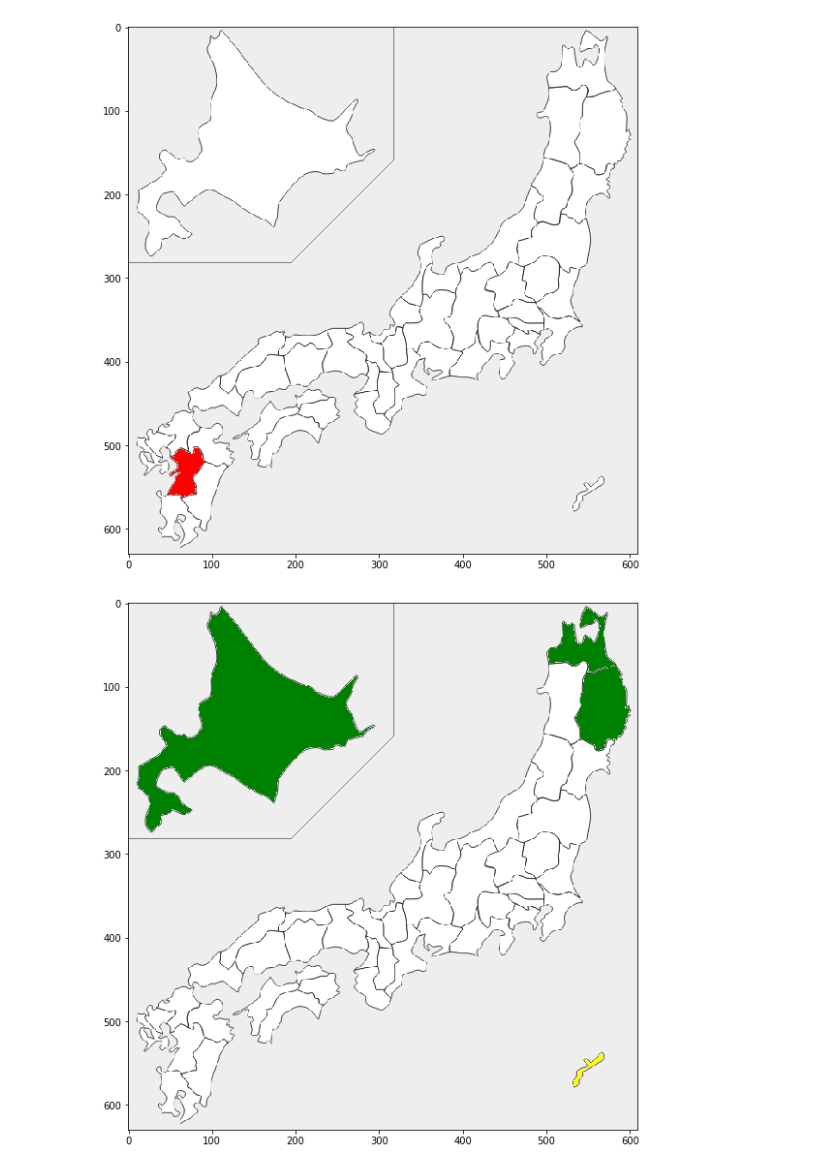
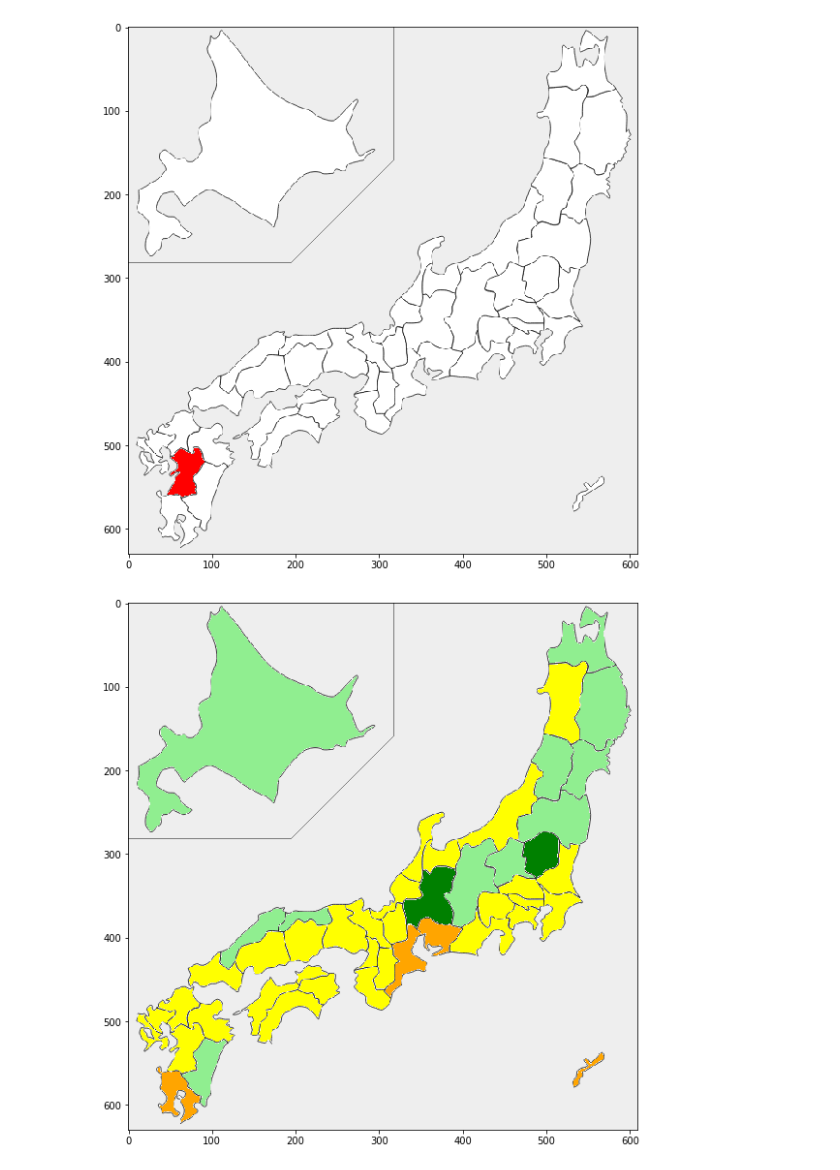
Before and after one commit to shocora/weather_visualization, a Jupyter notebook: project.ipynb, the cells around one changed output. Cells and saved outputs as stored; diff of their text form; code cells hidden in the pictures.

```diff
--- a/project.ipynb
+++ b/project.ipynb
@@ -87,8 +87,19 @@ api = "http://api.openweathermap.org/data/2.5/weather?q={city}&units=metric&lang
 count=0
 data={}
 color=[]
-pref_list=['北海道', '青森県', '岩手県','沖縄県']
-pref_weather=["Hokkaidō","Aomori-ken","Iwate-ken","Okinawa"]
+pref_list=['北海道', '青森県', '岩手県','宮城県', '秋田県', '山形県', '福島県', '茨城県', '栃木県',\
+           '群馬県', '埼玉県', '千葉県', '東京都', '神奈川県', '新潟県', '富山県', '石川県', '福井県', \
+           '山梨県', '長野県', '岐阜県', '静岡県', '愛知県', '三重県', '滋賀県', '京都府', '大阪府',\
+           '兵庫県', '奈良県', '和歌山県', '鳥取県', '島根県', '岡山県', '広島県', '山口県', '徳島県', \
+           '香川県', '愛媛県', '高知県', '福岡県', '佐賀県', '長崎県', '熊本県', '大分県', '宮崎県', \
+           '鹿児島県', '沖縄県']
+pref_weather=["Hokkaidō","Aomori-ken","Iwate-ken","Miyagi-ken","Akita-ken","Yamagata-ken","Fukushima-ken",\
+              "Ibaraki-ken","Tochigi-ken","Gunma-ken","Saitama-ken","Chiba-ken","Tokyo","Kanagawa-ken",\
+              "Niigata-ken","Toyama-ken","Ishikawa-ken","Fukui-ken","Yamanashi-ken","Nagano-ken","Gifu-ken",\
+              "Shizuoka-ken","Aichi-ken","Mie-ken","Shiga-ken","Kyoto","Osaka-shi","Kobe-shi","Nara-ken",\
+              "Wakayama-ken","Tottori","Shimane-ken","Okayama-ken","Hiroshima-ken","Yamaguchi-ken","Tokushima-ken",\
+              "Kagawa-ken","Ehime-ken","Kochi-shi","Fukuoka-ken","Saga-ken","Nagasaki-ken","Kumamoto-ken",\
+              "Oita-shi","Miyazaki-ken","Kagoshima-ken","Okinawa"]
 #--------------------------------------------------------------------------------------
 def temp_color(a):
     if a >= 30:
@@ -97,32 +108,32 @@ def temp_color(a):
     elif a>=25:
         color='orange'
         return color
     elif a>=20:
         color='yellow'
         return color
     elif a>15:
         color='lightgreen'
         return color
     elif a>10:
         color='green'
         return color
     elif a>=5:
         color='cyan'
         return color
     else:
         color='blue'
         return color
 
 for city_name in pref_weather:
     url = api.format(city = city_name, key = API_KEY)
     response = requests.get(url)
     data = json.loads(response.text)
     temp=data["main"]["temp"]
     color.append(temp)
 for l,w in zip(pref_list,color):#dataに辞書形式で代入
     col=temp_color(w)
     data[l]=col
-
+plt.title( u',平均気温' )
 plt.imshow(picture(data));
 # %% [output]
-[figure, old version]
+[figure, new version]
```
